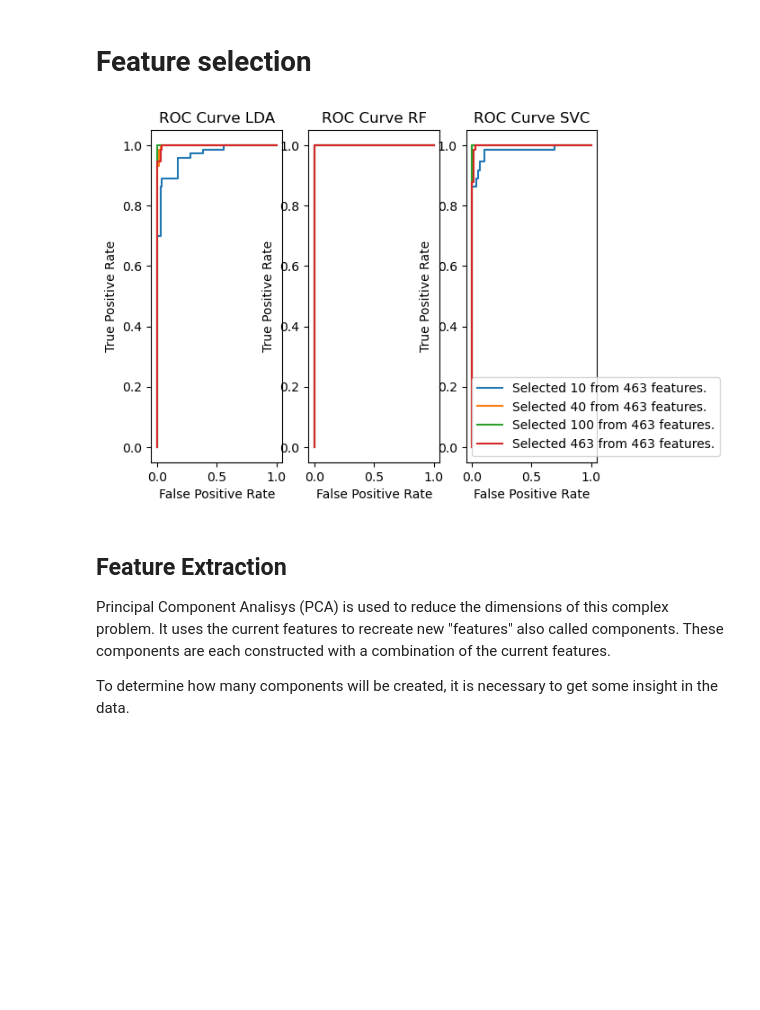
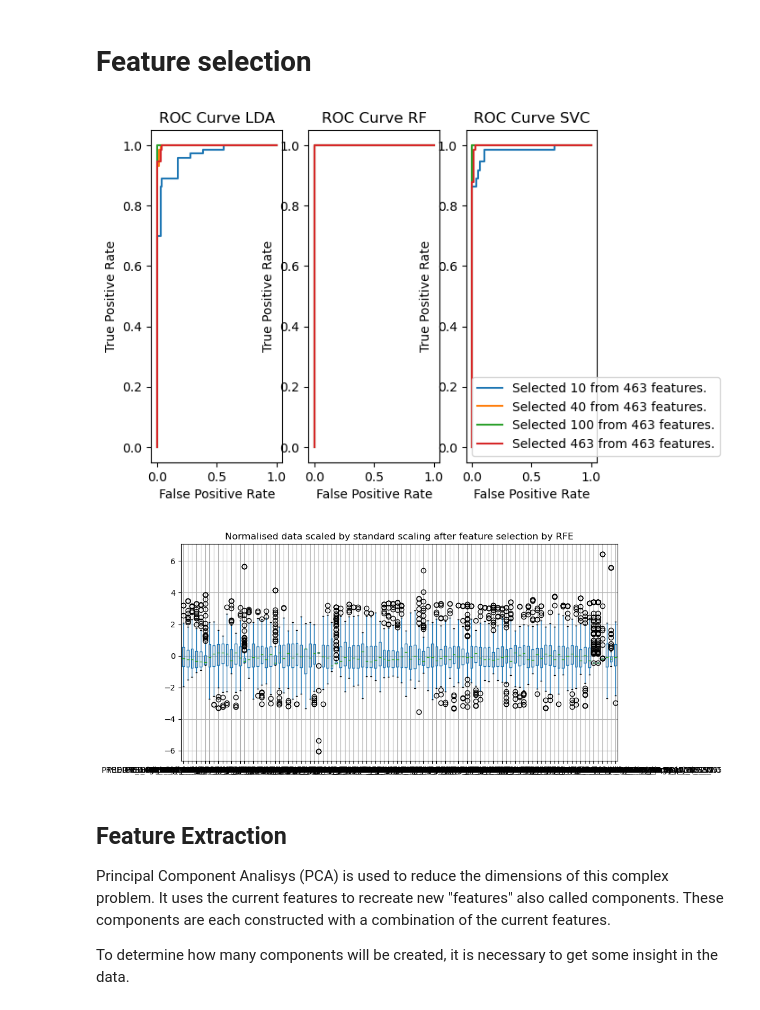
Before and after one commit to dpasqualini/TM10007_G16, a Jupyter notebook: assignment.ipynb, the cells around one changed output. Cells and saved outputs as stored; diff of their text form; code cells hidden in the pictures; blank space fills up the shorter version.

```diff
--- a/assignment.ipynb
+++ b/assignment.ipynb
@@ -495,36 +491,43 @@ from sklearn.preprocessing import LabelEncoder
 n_original = X_tr_norm.shape[1]
 feature_sizes = [10, 40, 100, n_original]
 le = LabelEncoder()
 y_d_bin = le.fit_transform(y_d.to_numpy().reshape(-1,))
 
 classifiers = [LDA(), RandomForestClassifier(), SVC(probability=True)]
 titles = ['LDA', 'RF', 'SVC']
 
 for i, clf in enumerate(classifiers):
     plt.subplot(1, 3, i+1)
     plt.xlabel('False Positive Rate')
     plt.ylabel('True Positive Rate')
     plt.title('ROC Curve {}'.format(titles[i]))
     for size in feature_sizes:
         model = LogisticRegression(max_iter=1000)
         rfe = RFE(estimator=model, n_features_to_select=size)
         rfe.fit(X_tr_norm, y_d.to_numpy().reshape(-1,))
         selected_features = X_tr_norm.columns[rfe.support_]
         X_tr_norm_selected = X_tr_norm.loc[:, selected_features]
         clf.fit(X_tr_norm_selected, y_d.to_numpy().reshape(-1,))
         y_score_selected = clf.predict_proba(X_tr_norm_selected)
         fpr_selected,tpr_selected,thesholds_selected = roc_curve(y_d_bin, y_score_selected[:, 1])
         n_selected = X_tr_norm_selected.shape[1]
         plt.plot(fpr_selected, tpr_selected, label=f'Selected {n_selected} from {n_original} features.')
 
 plt.legend()
 plt.show()
 
-# X_tr_norm_selected.boxplot(figsize=(10,5))
-# plt.title('Normalised data scaled by standard scaling after feature selection by RFE')
-# plt.show()
+model = LogisticRegression(max_iter=1000)
+rfe = RFE(estimator=model, n_features_to_select=100)
+rfe.fit(X_tr_norm, y_d.to_numpy().reshape(-1,))
+final_features = X_tr_norm.columns[rfe.support_]
+final_X_tr_norm = X_tr_norm.loc[:, final_features]
+
+final_X_tr_norm.boxplot(figsize=(10,5))
+plt.title('Normalised data scaled by standard scaling after feature selection by RFE')
+plt.show()
 # %% [output]
 [figure]
+[figure, added]
 # %% [markdown]
 ## Feature Extraction
 Principal Component Analisys (PCA) is used to reduce the dimensions of this complex problem. It uses the current features to recreate new "features" also called components. These components are each constructed with a combination of the current features.
```
Also changed, not shown: parts of 10 cells of this notebook.
